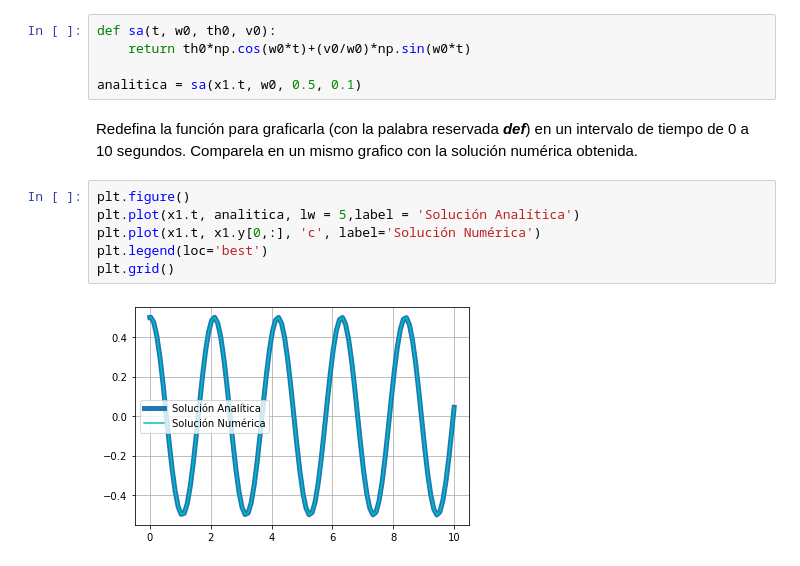
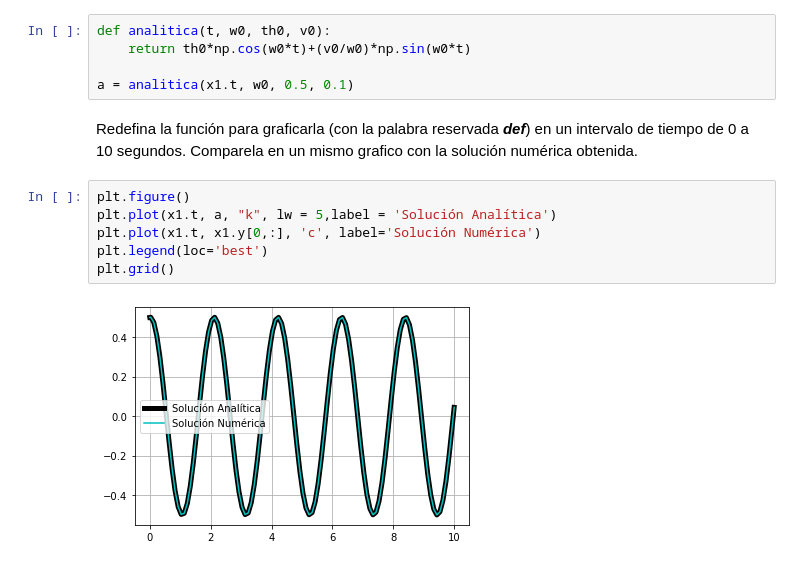
Before and after one commit to fabydlp/SIMULACION-MATEMATICA, a Jupyter notebook: Actividad - Ecuaciones diferenciales.ipynb, the cells around one changed output. Cells and saved outputs as stored; diff of their text form.

```diff
--- a/Actividad - Ecuaciones diferenciales.ipynb
+++ b/Actividad - Ecuaciones diferenciales.ipynb
@@ -109,17 +111,17 @@ plt.grid()
 # %% [markdown]
 Asigne a los parámetros de la solución analítica $C_1=x_0$ y $C_2=\frac{\dot{x}_0}{\omega_0}$.
 # %%
-def sa(t, w0, th0, v0):
+def analitica(t, w0, th0, v0):
     return th0*np.cos(w0*t)+(v0/w0)*np.sin(w0*t)
 
-analitica = sa(x1.t, w0, 0.5, 0.1)
+a = analitica(x1.t, w0, 0.5, 0.1)
 # %% [markdown]
 Redefina la función para graficarla (con la palabra reservada ***def***) en un intervalo de tiempo de 0 a 10 segundos. Comparela en un mismo grafico con la solución numérica obtenida.
 # %%
 plt.figure()
-plt.plot(x1.t, analitica, lw = 5,label = 'Solución Analítica')
+plt.plot(x1.t, a, "k", lw = 5,label = 'Solución Analítica')
 plt.plot(x1.t, x1.y[0,:], 'c', label='Solución Numérica')
 plt.legend(loc='best')
 plt.grid()
 # %% [output]
-[figure, old version]
+[figure, new version]
```
Also changed, not shown: parts of 1 cell of this notebook.
